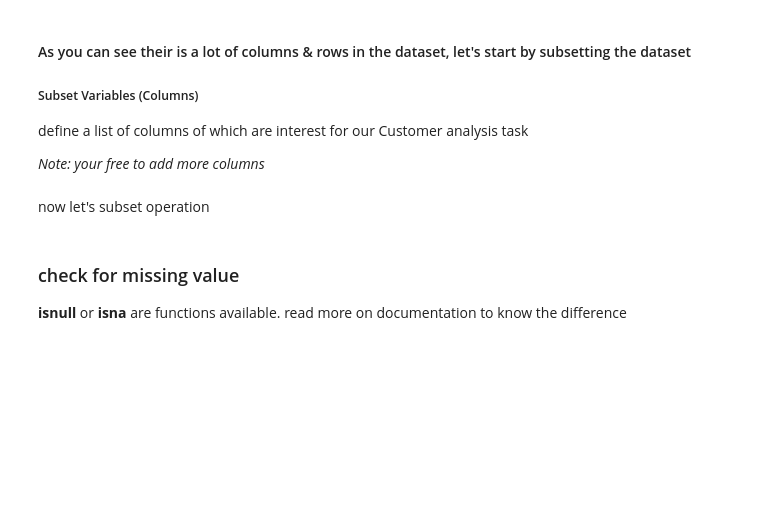
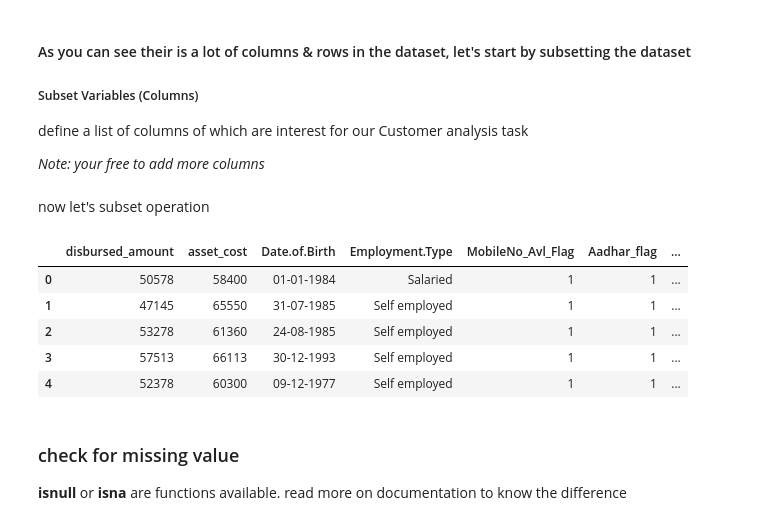
Before and after one commit to recervictory/BOSTON-AI, a Jupyter notebook: Activity 2 Pandas on Loan Dataset/Loan Default Dataset Analysis.ipynb, the cells around one changed output. Saved outputs shown, nothing was run; the diff lists cells and outputs as text; code cells hidden in the pictures; blank space fills up the shorter version.

```diff
--- a/Activity 2 Pandas on Loan Dataset/Loan Default Dataset Analysis.ipynb
+++ b/Activity 2 Pandas on Loan Dataset/Loan Default Dataset Analysis.ipynb
@@ -88,3 +141,7 @@ def String_to_months(date):
     year,month=list_yrs_mon[0][:-3],list_yrs_mon[1][:-3]
     c_months=int(year)*12+int(month)
     return c_months
+# %%
+date = '1yrs 11mon'
+String_to_months = lambda x: date.split()[0]
+String_to_months(date)
@@ -92,6 +151,20 @@ def String_to_months(date):
 How this function works??? see this ![ezgif.com-gif-maker.gif](attachment:ezgif.com-gif-maker.gif)
 # %%
 mydata['CREDIT.HISTORY.LENGTH.MONTHS']=mydata['CREDIT.HISTORY.LENGTH'].apply(String_to_months)
+# %%
+def String_to_year(date):
+    list_yrs_mon=date.split()
+    year,month=list_yrs_mon[0][:-3],list_yrs_mon[1][:-3]
+    c_year=float(year)+ float(month)/12
+    return c_year
 # %% [markdown]
 ## Assignment
 Transform the column "AVERAGE.ACCT.AGE" simialr to CREDIT.HISTORY.LENGTH.MONTHS
+# %%
+def String_to_year(date):
+    list_yrs_mon=date.split()
+    year,month=list_yrs_mon[0][:-3],list_yrs_mon[1][:-3]
+    c_year=float(year)+ float(month)/12
+    return c_year
+mydata['AVERAGE.ACCT.AGE'] = mydata['AVERAGE.ACCT.AGE'].apply(String_to_year)
+mydata['AVERAGE.ACCT.AGE']
@@ -112,6 +212,15 @@ list_columns=['disbursed_amount','asset_cost','Date.of.Birth','Employment.Type',
 now let's subset operation
 # %%
 customer_info=mydata[list_columns]
+# %%
+customer_info.head()
+# %% [output]
+|  | disbursed_amount | asset_cost | Date.of.Birth | Employment.Type | MobileNo_Avl_Flag | Aadhar_flag | ... |
+| 0 | 50578 | 58400 | 01-01-1984 | Salaried | 1 | 1 | ... |
+| 1 | 47145 | 65550 | 31-07-1985 | Self employed | 1 | 1 | ... |
+| 2 | 53278 | 61360 | 24-08-1985 | Self employed | 1 | 1 | ... |
+| 3 | 57513 | 66113 | 30-12-1993 | Self employed | 1 | 1 | ... |
+| 4 | 52378 | 60300 | 09-12-1977 | Self employed | 1 | 1 | ... |
 # %% [markdown]
 ### check for missing value
 **isnull** or **isna** are functions available.
```
Also changed, not shown: parts of 43 cells of this notebook, 24 other files.
